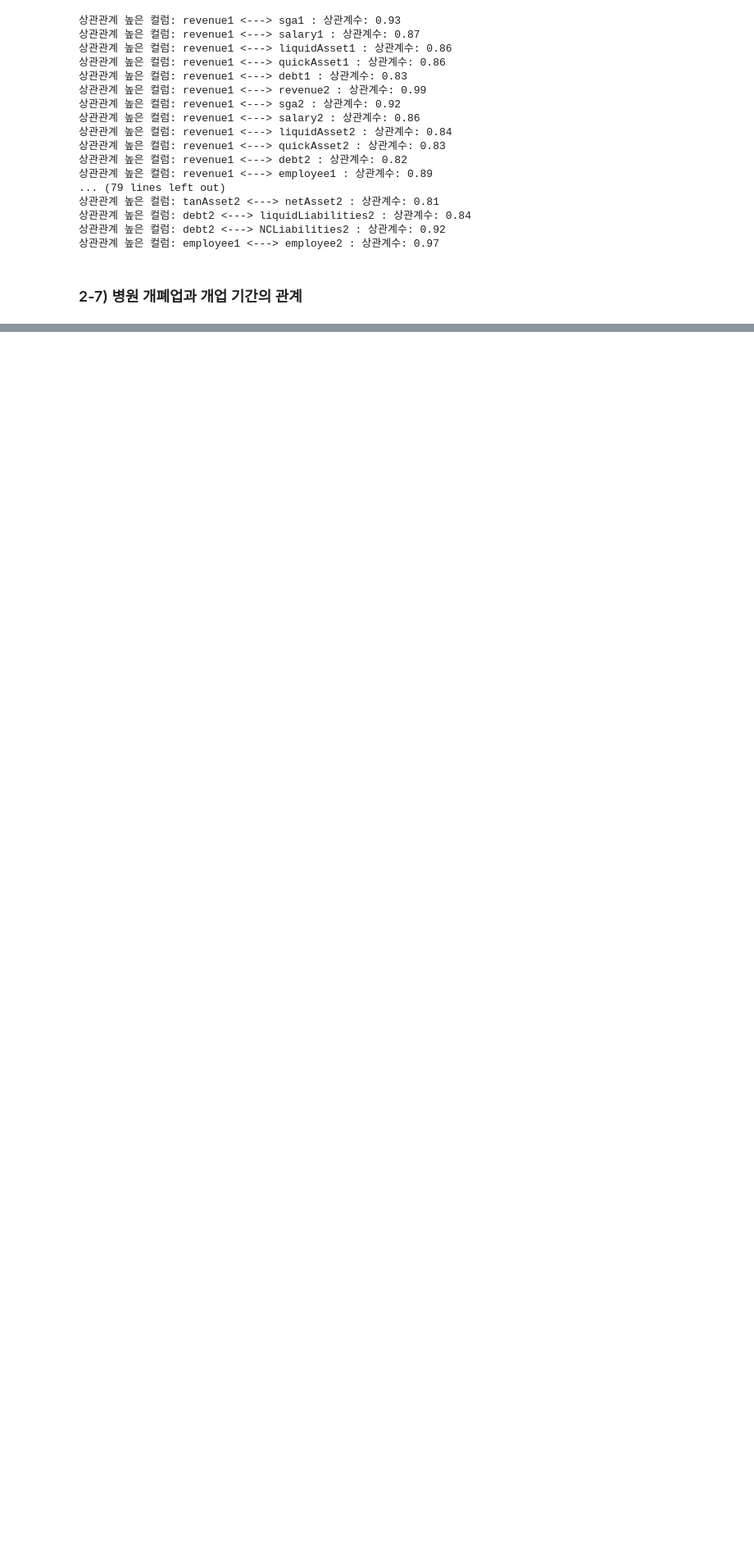
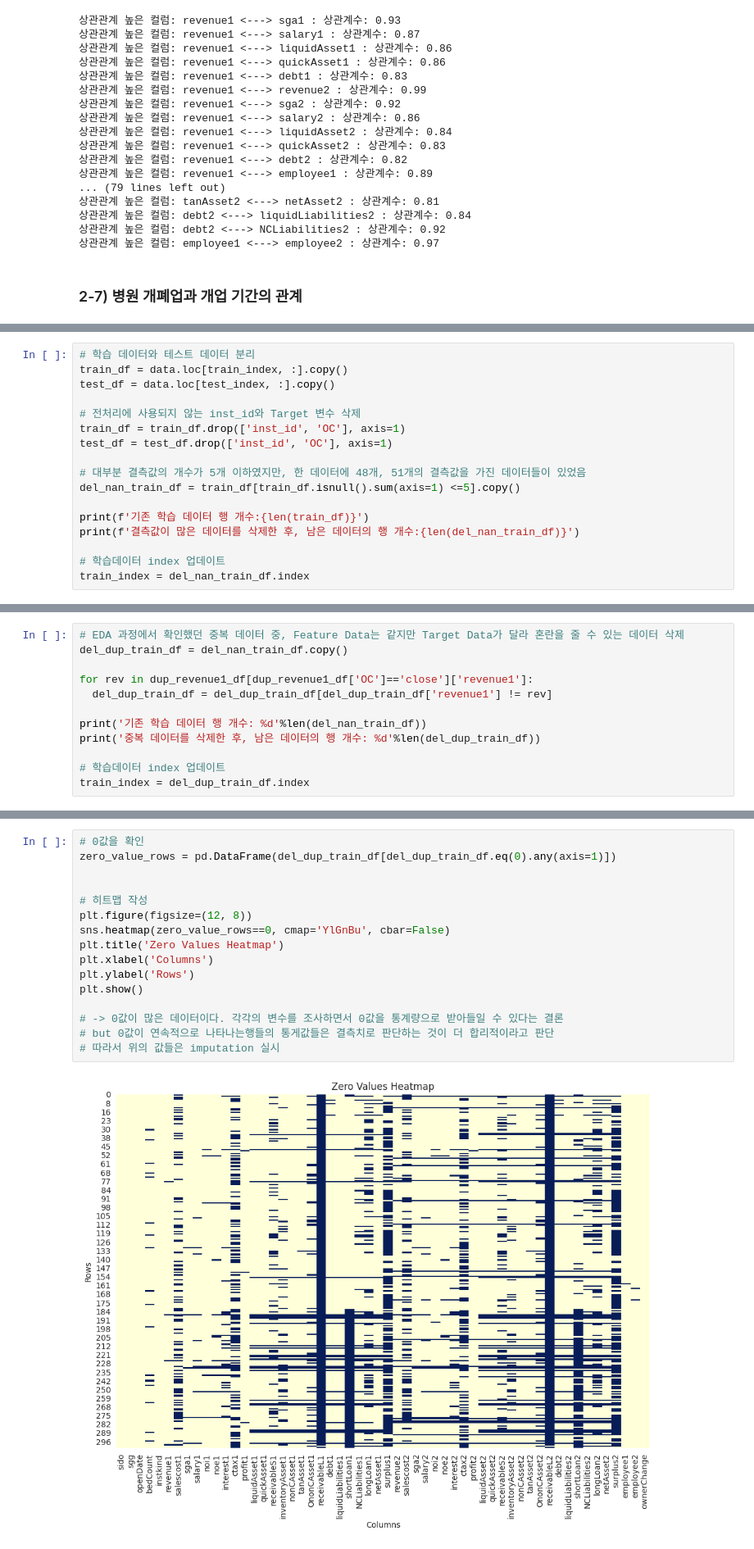
Before and after one commit to jhkr1/BigDataAnalysis, a Jupyter notebook: 회계지표를_이용한_병원_개_폐업_예측.ipynb, the cells around one changed output, grey strips where cells are left out. Shown at 82% size. Drawn from its saved outputs; the diff is of its cells as text; blank space fills up the shorter version.

```diff
--- a/회계지표를_이용한_병원_개_폐업_예측.ipynb
+++ b/회계지표를_이용한_병원_개_폐업_예측.ipynb
@@ -475,0 +480,17 @@ plt.show()
+# %%
+# 학습 데이터와 테스트 데이터 분리
+train_df = data.loc[train_index, :].copy()
+test_df = data.loc[test_index, :].copy()
+
+# 전처리에 사용되지 않는 inst_id와 Target 변수 삭제
+train_df = train_df.drop(['inst_id', 'OC'], axis=1)
+test_df = test_df.drop(['inst_id', 'OC'], axis=1)
+
+# 대부분 결측값의 개수가 5개 이하였지만, 한 데이터에 48개, 51개의 결측값을 가진 데이터들이 있었음
+del_nan_train_df = train_df[train_df.isnull().sum(axis=1) <=5].copy()
+
+print(f'기존 학습 데이터 행 개수:{len(train_df)}')
+print(f'결측값이 많은 데이터를 삭제한 후, 남은 데이터의 행 개수:{len(del_nan_train_df)}')
+
+# 학습데이터 index 업데이트
+train_index = del_nan_train_df.index
@@ -475,0 +502,12 @@ plt.show()
+# %%
+# EDA 과정에서 확인했던 중복 데이터 중, Feature Data는 같지만 Target Data가 달라 혼란을 줄 수 있는 데이터 삭제
+del_dup_train_df = del_nan_train_df.copy()
+
+for rev in dup_revenue1_df[dup_revenue1_df['OC']=='close']['revenue1']:
+  del_dup_train_df = del_dup_train_df[del_dup_train_df['revenue1'] != rev]
+
+print('기존 학습 데이터 행 개수: %d'%len(del_nan_train_df))
+print('중복 데이터를 삭제한 후, 남은 데이터의 행 개수: %d'%len(del_dup_train_df))
+
+# 학습데이터 index 업데이트
+train_index = del_dup_train_df.index
@@ -475,0 +519,18 @@ plt.show()
+# %%
+# 0값을 확인
+zero_value_rows = pd.DataFrame(del_dup_train_df[del_dup_train_df.eq(0).any(axis=1)])
+
+
+# 히트맵 작성
+plt.figure(figsize=(12, 8))
+sns.heatmap(zero_value_rows==0, cmap='YlGnBu', cbar=False)
+plt.title('Zero Values Heatmap')
+plt.xlabel('Columns')
+plt.ylabel('Rows')
+plt.show()
+
+# -> 0값이 많은 데이터이다. 각각의 변수를 조사하면서 0값을 통계량으로 받아들일 수 있다는 결론
+# but 0값이 연속적으로 나타나는행들의 통게값들은 결측치로 판단하는 것이 더 합리적이라고 판단
+# 따라서 위의 값들은 imputation 실시
+# %% [output]
+[figure, added]
```
Also changed, not shown: parts of 14 cells of this notebook.
